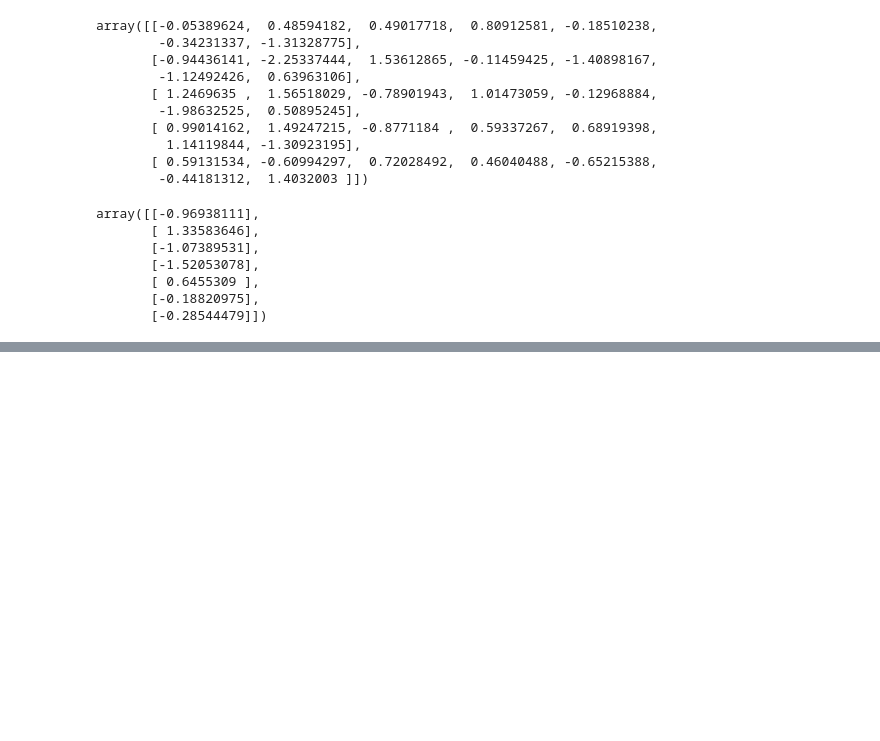
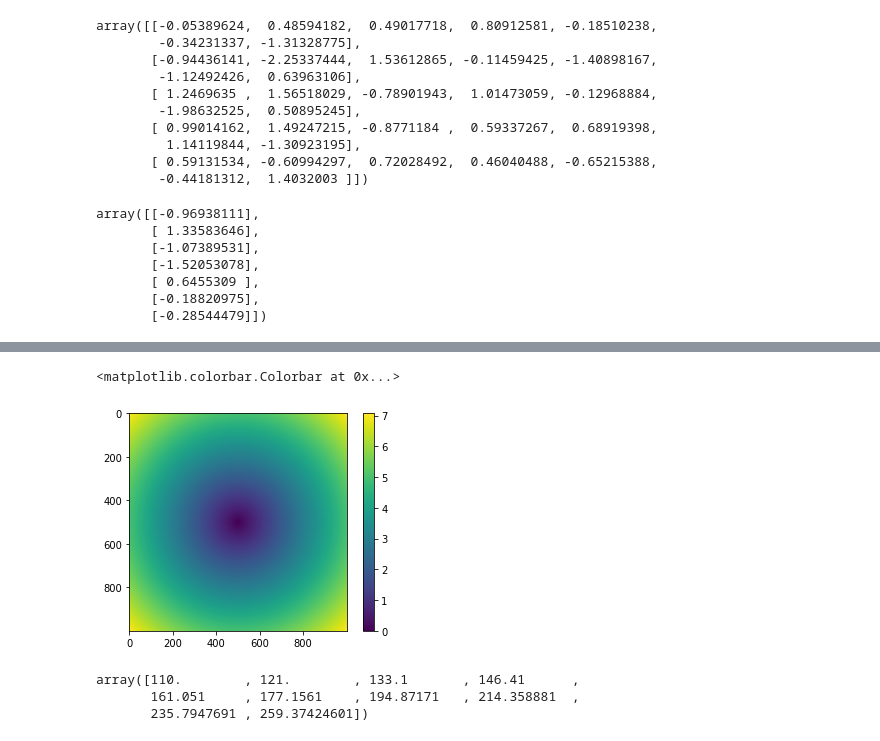
Before and after one commit to loslhp/Fundamentos-de-Data-Science-com-Python---Senai, a Jupyter notebook: Aula4_numpy.ipynb, the cells around one changed output, grey strips where cells are left out. Saved outputs shown, nothing was run; the diff lists cells and outputs as text; code cells hidden in the pictures; blank space fills up the shorter version.

```diff
--- a/Aula4_numpy.ipynb
+++ b/Aula4_numpy.ipynb
@@ -299,0 +415,3 @@ arr10[]
+# %%
+points = np.arange(-5, 5, 0.01)
+points
@@ -299,0 +436,4 @@ arr10[]
+# %%
+#Coordenadas esses são tuples
+xs, ys = np.meshgrid(points, points)
+ys
@@ -299,0 +448,3 @@ arr10[]
+# %%
+z = np.sqrt(xs**2 + ys**2)
+z
@@ -299,0 +467,6 @@ arr10[]
+# %%
+#plt.imshow(z, cmap = plt.cm.gray); plt.colorbar()
+plt.imshow(z); plt.colorbar()
+# %% [output]
+<matplotlib.colorbar.Colorbar at 0x...>
+[figure, added]
@@ -299,0 +483,13 @@ arr10[]
+# %%
+##exemplo
+##Multiplicar uma serie de calculo  de juros compostos usando np.array
+taxa= .10
+montante = 100
+serie = np.arange(1, 100)
+serie[0:100] = 1
+serie = montante*(1+taxa)**n
+serie[0:10]
+# %% [output]
+array([110.        , 121.        , 133.1       , 146.41      ,
+       161.051     , 177.1561    , 194.87171   , 214.358881  ,
+       235.7947691 , 259.37424601])
```
Also changed, not shown: parts of 53 cells of this notebook.
